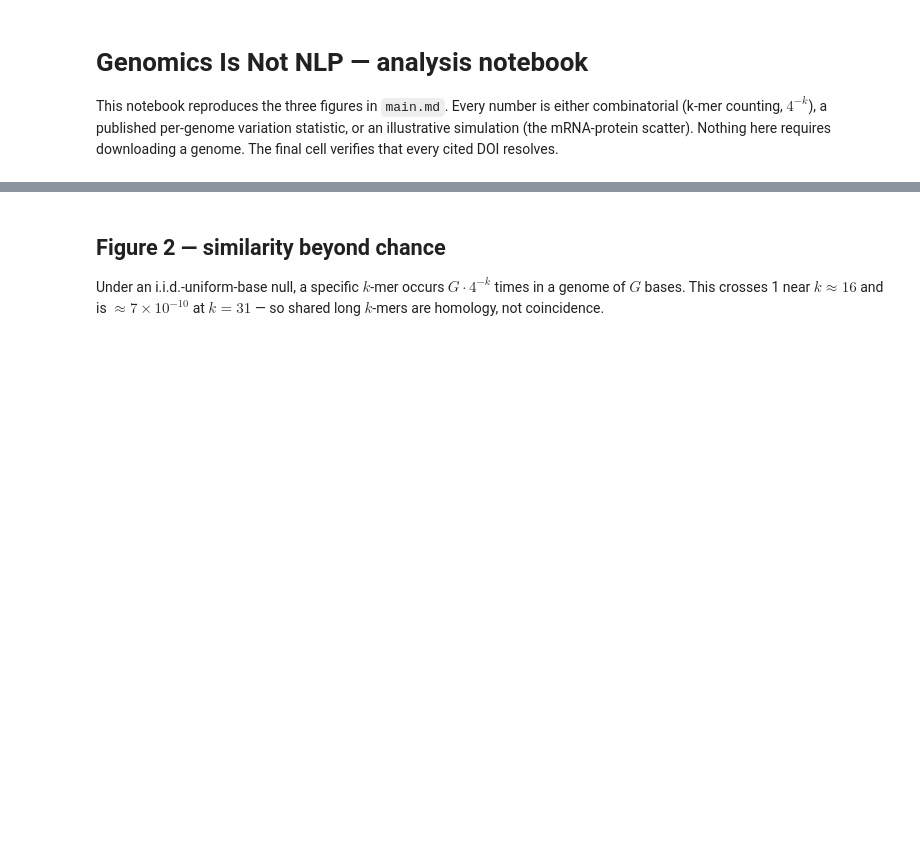
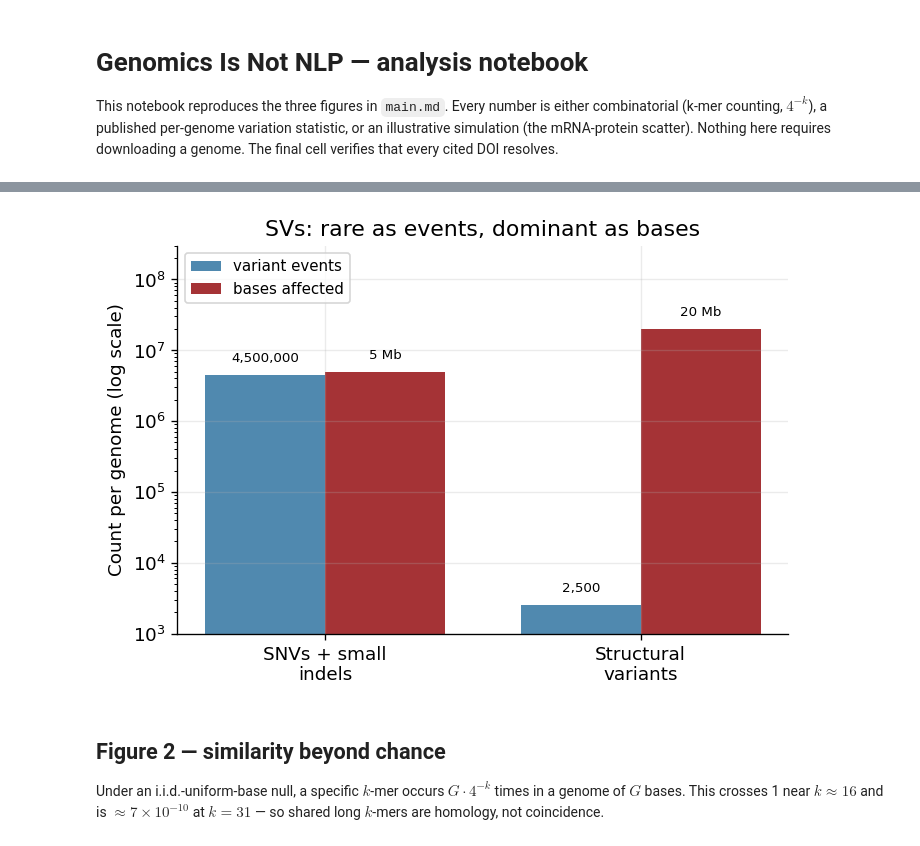
Before and after one commit to josephrich98/joseph_rich_blog, a Jupyter notebook: posts/genomics-vs-nlp/notebook.ipynb, the cells around one changed output, grey strips where cells are left out. Drawn from its saved outputs; the diff is of its cells as text; code cells hidden in the pictures; blank space fills up the shorter version.

```diff
--- a/posts/genomics-vs-nlp/notebook.ipynb
+++ b/posts/genomics-vs-nlp/notebook.ipynb
@@ -63,3 +58,22 @@ fig.tight_layout(); fig.savefig(os.path.join(FIG, "corpus_redundancy.png")); plt
+# %%
+# Figure 1b — SVs are rare as events but dominate the bases that differ
+classes = ["SNVs + small\nindels", "Structural\nvariants"]
+events = np.array([4.5e6, 2.5e3]); bases = np.array([5.0e6, 2.0e7])
+x = np.arange(len(classes)); w = 0.38
+
+fig, ax = plt.subplots(figsize=(6.0, 4.2))
+ax.bar(x - w/2, events, w, color=STEEL, alpha=0.9, label="variant events")
+ax.bar(x + w/2, bases, w, color=CRIMSON, alpha=0.9, label="bases affected")
+ax.set_yscale("log"); ax.set_xticks(x); ax.set_xticklabels(classes)
+ax.set_ylabel("Count per genome (log scale)"); ax.set_ylim(1e3, 3e8)
+ax.legend(fontsize=9, loc="upper left")
+for xi, e, b in zip(x, events, bases):
+    ax.text(xi - w/2, e * 1.4, f"{e:,.0f}".replace(",000,000", "M"), ha="center", va="bottom", fontsize=8)
+    ax.text(xi + w/2, b * 1.4, f"{b/1e6:.0f} Mb", ha="center", va="bottom", fontsize=8)
+ax.set_title("SVs: rare as events, dominant as bases")
+fig.tight_layout(); fig.savefig(os.path.join(FIG, "corpus_redundancy_b.png")); plt.show()
+# %% [output]
+[figure, added]
 # %% [markdown]
 ## Figure 2 — similarity beyond chance
 
```
Also changed, not shown: parts of 7 cells of this notebook, 4 other files.
